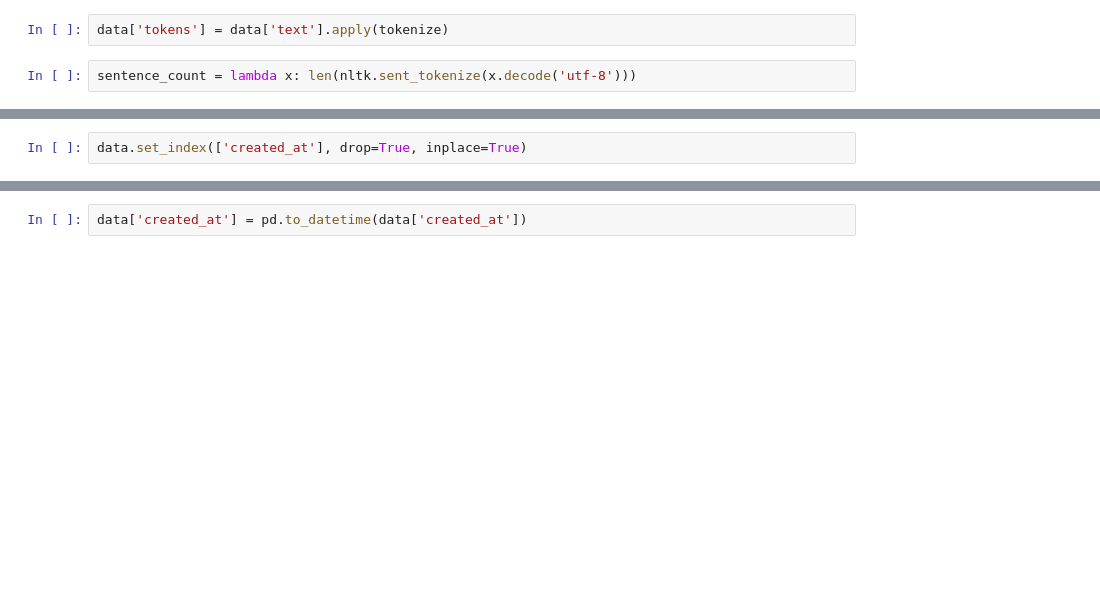
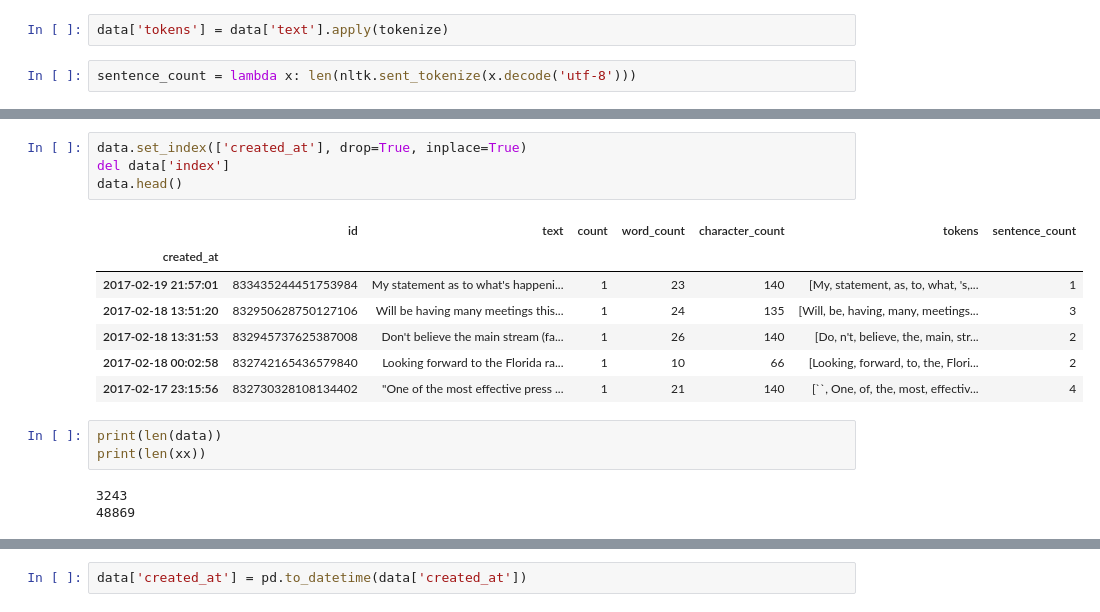
Before and after one commit to gmsardane/HackFeb2017, a Jupyter notebook: hackathon.ipynb, the cells around one changed output, grey strips where cells are left out. Saved outputs shown, nothing was run; the diff lists cells and outputs as text; blank space fills up the shorter version.

```diff
--- a/hackathon.ipynb
+++ b/hackathon.ipynb
@@ -32,5 +55,21 @@ data['sentence_count'] = data['text'].apply(sentence_count)
 # %%
 data.set_index(['created_at'], drop=True, inplace=True)
+del data['index']
+data.head()
+# %% [output]
+|  | id | text | count | word_count | character_count | tokens | sentence_count |
+| created_at |  |  |  |  |  |  |  |
+| 2017-02-19 21:57:01 | 833435244451753984 | My statement as to what's happeni... | 1 | 23 | 140 | [My, statement, as, to, what, 's,... | 1 |
+| 2017-02-18 13:51:20 | 832950628750127106 | Will be having many meetings this... | 1 | 24 | 135 | [Will, be, having, many, meetings... | 3 |
+| 2017-02-18 13:31:53 | 832945737625387008 | Don't believe the main stream (fa... | 1 | 26 | 140 | [Do, n't, believe, the, main, str... | 2 |
+| 2017-02-18 00:02:58 | 832742165436579840 | Looking forward to the Florida ra... | 1 | 10 | 66 | [Looking, forward, to, the, Flori... | 2 |
+| 2017-02-17 23:15:56 | 832730328108134402 | "One of the most effective press ... | 1 | 21 | 140 | [``, One, of, the, most, effectiv... | 4 |
+# %%
+print(len(data))
+print(len(xx))
+# %% [output]
+3243
+48869
 # %%
 #data.groupby(pd.TimeGrouper(freq='30Min'))
 #data.groupby(['created_at'])['count'].sum()
```
Also changed, not shown: parts of 7 cells of this notebook.
